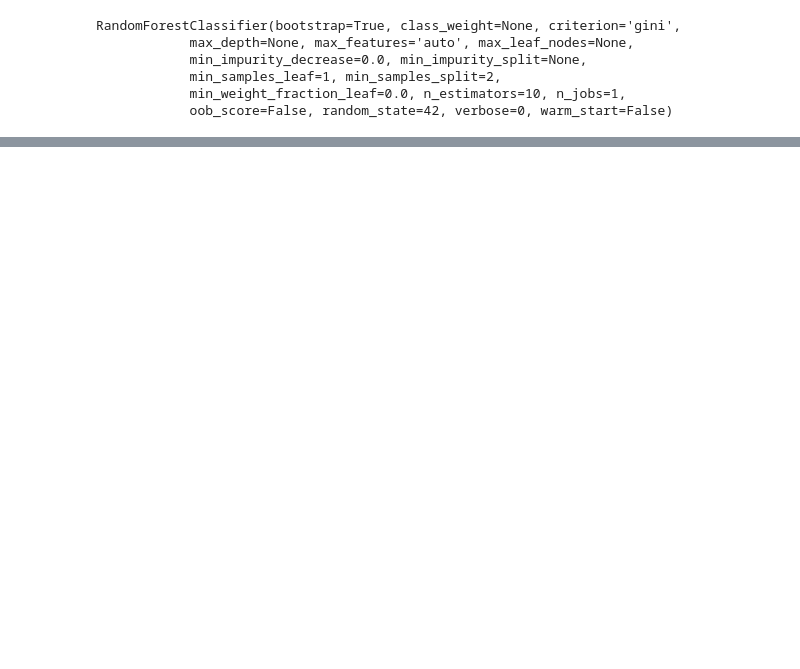
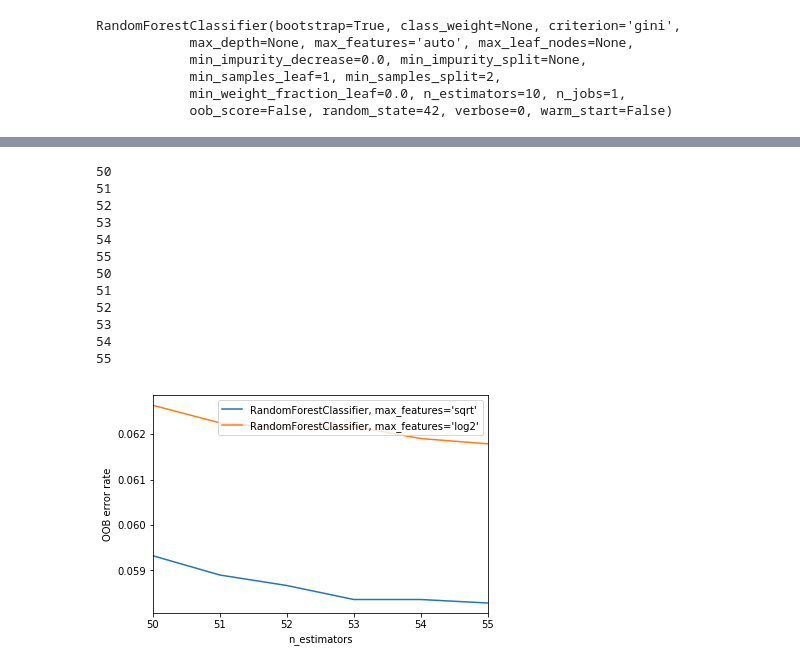
Before and after one commit to ratisharma/machine-learning, a Jupyter notebook: PA01/model.ipynb, the cells around one changed output, grey strips where cells are left out. Drawn from its saved outputs; the diff is of its cells as text; code cells hidden in the pictures; blank space fills up the shorter version.

```diff
--- a/PA01/model.ipynb
+++ b/PA01/model.ipynb
@@ -303,0 +473,60 @@ RandomForestClassifier(bootstrap=True, class_weight=None, criterion='gini',
+# %%
+from collections import OrderedDict
+RANDOM_STATE = 42
+ensemble_clfs = [
+    ("RandomForestClassifier, max_features='sqrt'",
+        RandomForestClassifier(warm_start=True, oob_score=True,
+                               max_features="sqrt",
+                               random_state=RANDOM_STATE)),
+    ("RandomForestClassifier, max_features='log2'",
+        RandomForestClassifier(warm_start=True, max_features='log2',
+                               oob_score=True,
+                               random_state=RANDOM_STATE)),
+]
+# ("RandomForestClassifier, max_features=None",
+#         RandomForestClassifier(warm_start=True, max_features=None,
+#                                oob_score=True,
+#                                random_state=RANDOM_STATE))
+
+# Map a classifier name to a list of (<n_estimators>, <error rate>) pairs.
+error_rate = OrderedDict((label, []) for label, _ in ensemble_clfs)
+
+# Range of `n_estimators` values to explore.
+min_estimators = 50
+max_estimators = 55
+
+for label, clf in ensemble_clfs:
+    for i in range(min_estimators, max_estimators + 1):
+        print i
+        clf.set_params(n_estimators=i)
+        clf.fit(Xmat, ymat)
+
+        # Record the OOB error for each `n_estimators=i` setting.
+        oob_error = 1 - clf.oob_score_
+        error_rate[label].append((i, oob_error))
+
+# Generate the "OOB error rate" vs. "n_estimators" plot.
+for label, clf_err in error_rate.items():
+    xs, ys = zip(*clf_err)
+    plt.plot(xs, ys, label=label)
+
+plt.xlim(min_estimators, max_estimators)
+plt.xlabel("n_estimators")
+plt.ylabel("OOB error rate")
+plt.legend(loc="upper right")
+plt.rcParams["figure.figsize"] = (10,5)
+plt.show()
+# %% [output]
+50
+51
+52
+53
+54
+55
+50
+51
+52
+53
+54
+55
+[figure, added]
```
Also changed, not shown: parts of 20 cells of this notebook, 1 other file.
